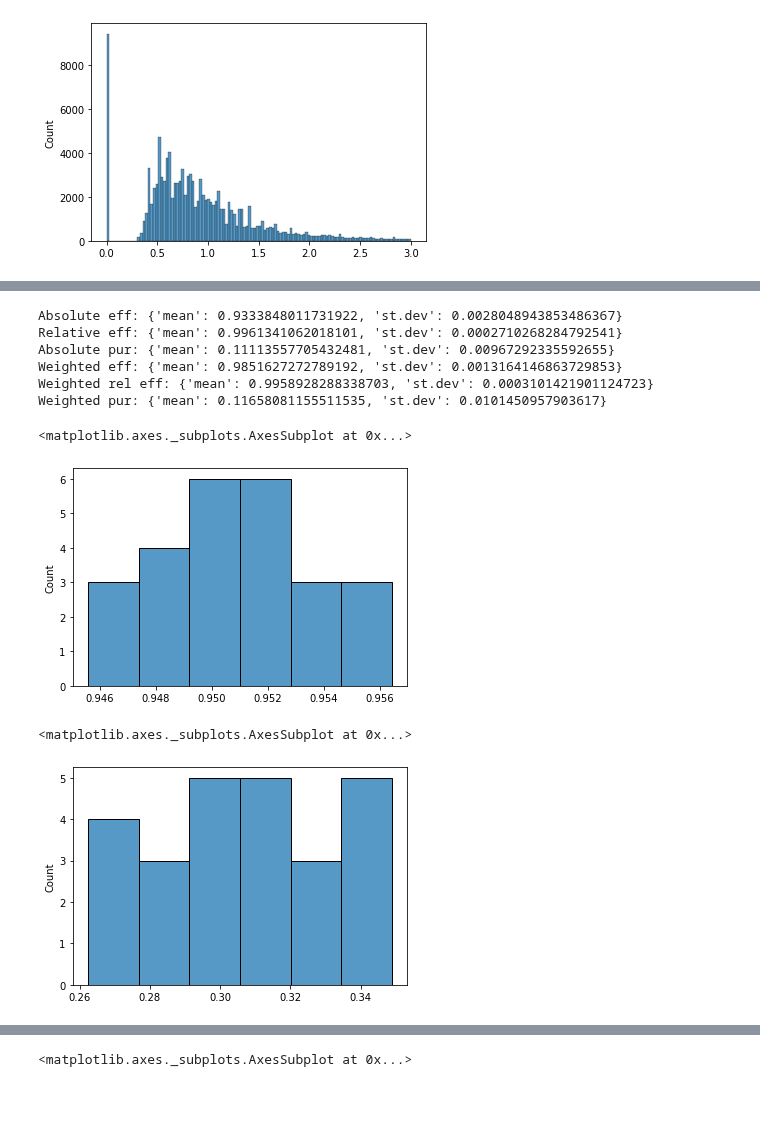
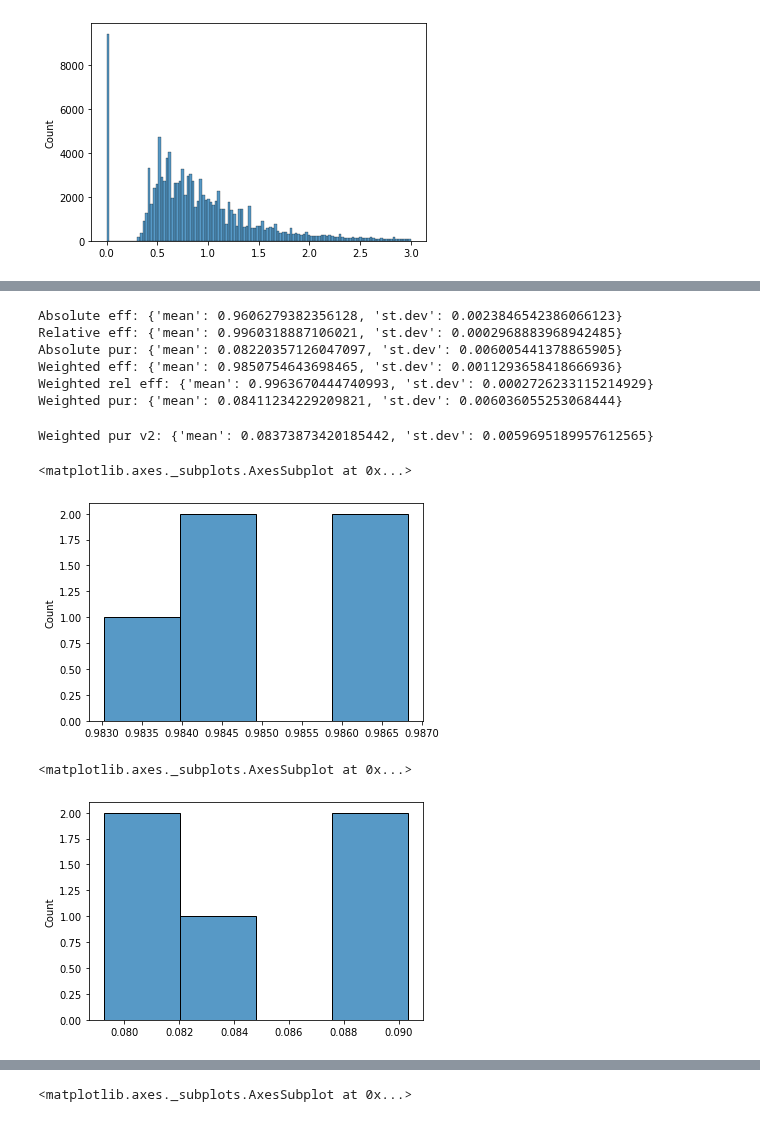
Before and after one commit to HSF-reco-and-software-triggers/Tracking-ML-Exa.TrkX, a Jupyter notebook: src/Pipelines/Examples/dev/WeightedEdgesDev.ipynb, the cells around one changed output, grey strips where cells are left out. Drawn from its saved outputs; the diff is of its cells as text; code cells hidden in the pictures.

```diff
--- a/src/Pipelines/Examples/dev/WeightedEdgesDev.ipynb
+++ b/src/Pipelines/Examples/dev/WeightedEdgesDev.ipynb
@@ -691,9 +692,9 @@ from utils.stage_utils import get_resume_id, load_config, combo_config, dict_to_
 from LightningModules.Filter.Models.vanilla_filter import VanillaFilter
 from LightningModules.Embedding.utils import filter_hit_pt, fetch_pt, load_dataset, graph_intersection, build_edges, res
 # %%
-# stage = {"set": "Filter", "name": "VanillaFilter", "config": "train_coda_filter.yaml", "resume_id": "eqzrkf4q"}
+stage = {"set": "Filter", "name": "VanillaFilter", "config": "train_coda_filter.yaml", "resume_id": "eqzrkf4q"}
 # stage = {"set": "Filter", "name": "VanillaFilter", "config": "train_coda_filter.yaml", "resume_id": "hljjez3w"}
-stage = {"set": "Filter", "name": "VanillaFilter", "config": "train_coda_filter.yaml", "resume_id": "4vvq72tn"}
+# stage = {"set": "Filter", "name": "VanillaFilter", "config": "train_coda_filter.yaml", "resume_id": "4vvq72tn"}
 
 libraries = {
     "model_library": "/global/homes/d/danieltm/ExaTrkX/Tracking-ML-Exa.TrkX/src/Pipelines/Examples/LightningModules",
@@ -736,5 +737,7 @@ sns.histplot(test_set[0].true_weights.cpu().numpy(), binrange=(0, 3))
 # %% [output]
 <matplotlib.axes._subplots.AxesSubplot at 0x...>
 [figure]
+# %%
+weighted_p0_v2 = []
 # %%
 %%time
@@ -789,17 +788,17 @@ Wall time: 16.5 s
 # %%
-rel_eff_list, eff_list, pur_list = np.array(tp_list) / np.array(t_rel_list), np.array(tp_list) / np.array(t_list), np.array(tp_list) / np.array(p_list)
-weighted_rel_eff, weighted_eff, weighted_pur = np.array(weighted_tp) / np.array(weighted_t_rel), np.array(weighted_tp) / np.array(weighted_t), np.array(weighted_tp) / np.array(weighted_p)
+rel_eff_list0, eff_list0, pur_list0 = np.array(tp_list0) / np.array(t_rel_list0), np.array(tp_list0) / np.array(t_list0), np.array(tp_list0) / np.array(p_list0)
+weighted_rel_eff0, weighted_eff0, weighted_pur0 = np.array(weighted_tp0) / np.array(weighted_t_rel0), np.array(weighted_tp0) / np.array(weighted_t0), np.array(weighted_tp0) / np.array(weighted_p0)
 # %%
-print("Absolute eff:", stats(eff_list))
-print("Relative eff:", stats(rel_eff_list))
-print("Absolute pur:", stats(pur_list))
-print("Weighted eff:", stats(weighted_eff))
-print("Weighted rel eff:", stats(weighted_rel_eff))
-print("Weighted pur:", stats(weighted_pur))
+print("Absolute eff:", stats(eff_list0))
+print("Relative eff:", stats(rel_eff_list0))
+print("Absolute pur:", stats(pur_list0))
+print("Weighted eff:", stats(weighted_eff0))
+print("Weighted rel eff:", stats(weighted_rel_eff0))
+print("Weighted pur:", stats(weighted_pur0))
 # %% [output]
-Absolute eff: {'mean': 0.9333848011731922, 'st.dev': 0.0028048943853486367}
-Relative eff: {'mean': 0.9961341062018101, 'st.dev': 0.0002710268284792541}
-Absolute pur: {'mean': 0.11113557705432481, 'st.dev': 0.00967292335592655}
-Weighted eff: {'mean': 0.9851627272789192, 'st.dev': 0.0013164146863729853}
-Weighted rel eff: {'mean': 0.9958928288338703, 'st.dev': 0.0003101421901124723}
-Weighted pur: {'mean': 0.11658081155511535, 'st.dev': 0.0101450957903617}
+Absolute eff: {'mean': 0.9606279382356128, 'st.dev': 0.0023846542386066123}
+Relative eff: {'mean': 0.9960318887106021, 'st.dev': 0.0002968883968942485}
+Absolute pur: {'mean': 0.08220357126047097, 'st.dev': 0.006005441378865905}
+Weighted eff: {'mean': 0.9850754643698465, 'st.dev': 0.0011293658418666936}
+Weighted rel eff: {'mean': 0.9963670444740993, 'st.dev': 0.0002726233115214929}
+Weighted pur: {'mean': 0.08411234229209821, 'st.dev': 0.006036055253068444}
@@ -806,11 +807,15 @@ Weighted pur: {'mean': 0.11658081155511535, 'st.dev': 0.0101450957903617}
+# %%
+print("Weighted pur v2:", stats(weighted_pur0_v2))
+# %% [output]
+Weighted pur v2: {'mean': 0.08373873420185442, 'st.dev': 0.0059695189957612565}
 # %%
-sns.histplot(weighted_eff)
+sns.histplot(weighted_eff0)
 # %% [output]
 <matplotlib.axes._subplots.AxesSubplot at 0x...>
-[figure, old version]
+[figure, new version]
 # %%
-sns.histplot(weighted_pur)
+sns.histplot(weighted_pur0)
 # %% [output]
 <matplotlib.axes._subplots.AxesSubplot at 0x...>
-[figure, old version]
+[figure, new version]
 # %%
```
Also changed, not shown: parts of 30 cells of this notebook, 26 other files.
